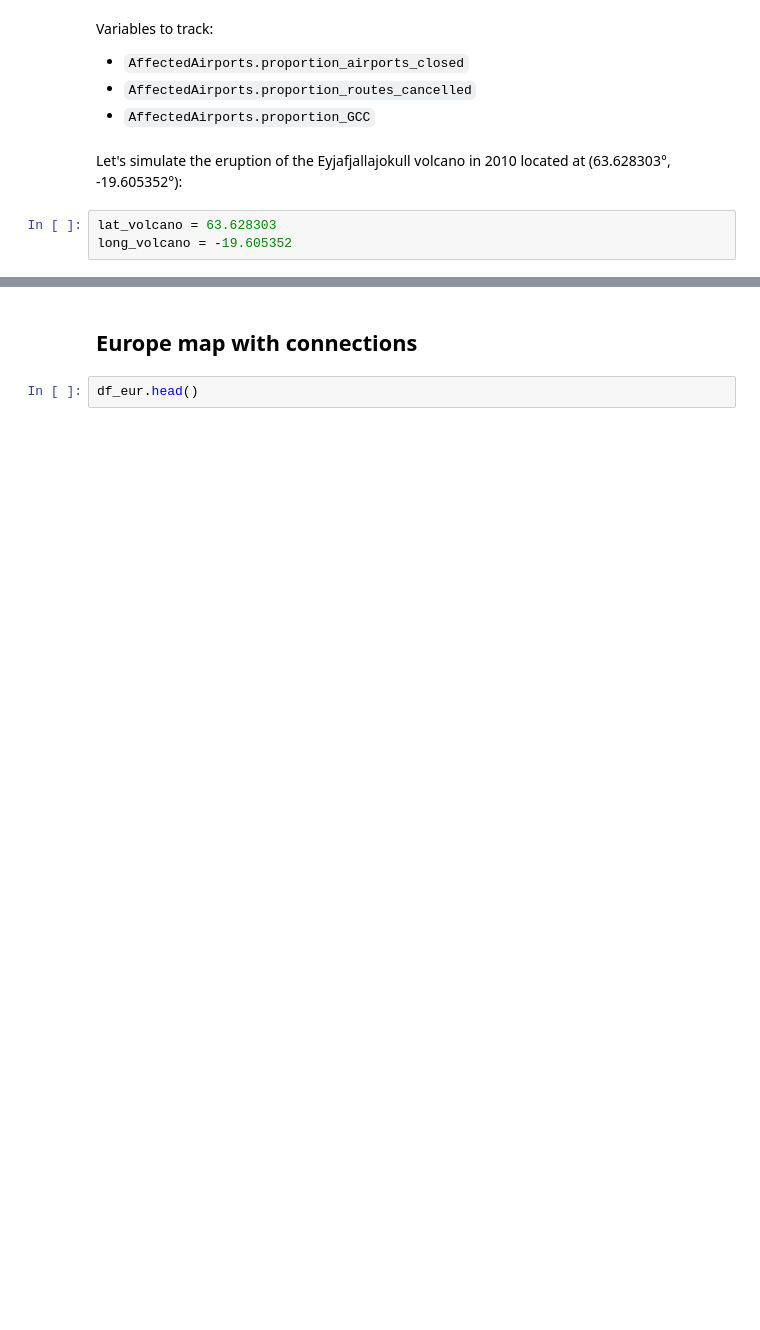
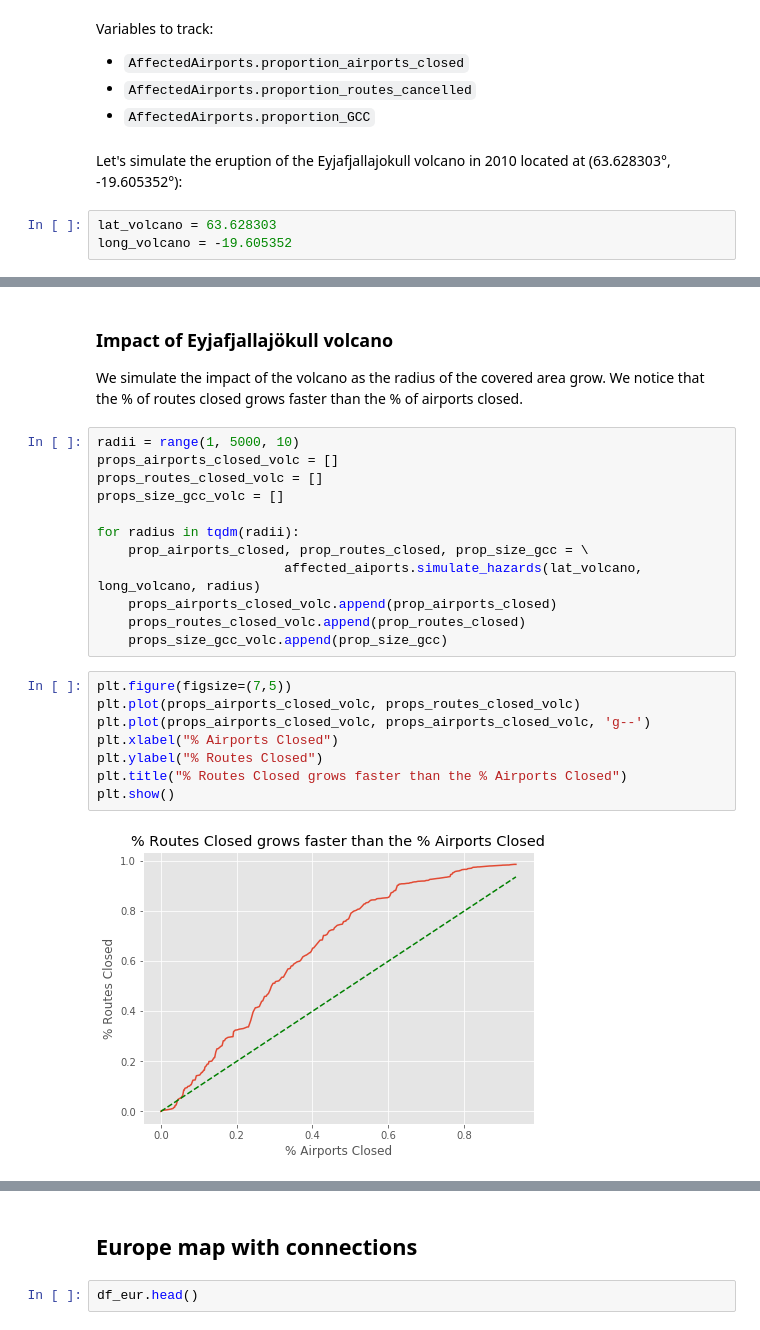
Before and after one commit to aymanebenayada/ngsa-air-routes-analysis, a Jupyter notebook: code/exploration_europe.ipynb, the cells around one changed output, grey strips where cells are left out. Cells and saved outputs as stored; diff of their text form; blank space fills up the shorter version.

Commit message:
Add effect of hazards

```diff
--- a/code/exploration_europe.ipynb
+++ b/code/exploration_europe.ipynb
@@ -415,0 +422,25 @@ new GCC size / initial GCC size: 74.924%
+# %% [markdown]
+### Impact of Eyjafjallajökull volcano
+We simulate the impact of the volcano as the radius of the covered area grow. We notice that the % of routes closed grows faster than the % of airports closed.
+# %%
+radii = range(1, 5000, 10)
+props_airports_closed_volc = []
+props_routes_closed_volc = []
+props_size_gcc_volc = []
+
+for radius in tqdm(radii):
+    prop_airports_closed, prop_routes_closed, prop_size_gcc = \
+                        affected_aiports.simulate_hazards(lat_volcano, long_volcano, radius)
+    props_airports_closed_volc.append(prop_airports_closed)
+    props_routes_closed_volc.append(prop_routes_closed)
+    props_size_gcc_volc.append(prop_size_gcc)
+# %%
+plt.figure(figsize=(7,5))
+plt.plot(props_airports_closed_volc, props_routes_closed_volc)
+plt.plot(props_airports_closed_volc, props_airports_closed_volc, 'g--')
+plt.xlabel("% Airports Closed")
+plt.ylabel("% Routes Closed")
+plt.title("% Routes Closed grows faster than the % Airports Closed")
+plt.show()
+# %% [output]
+[figure, added]
```
Also changed, not shown: parts of 14 cells of this notebook, 1 other file.
